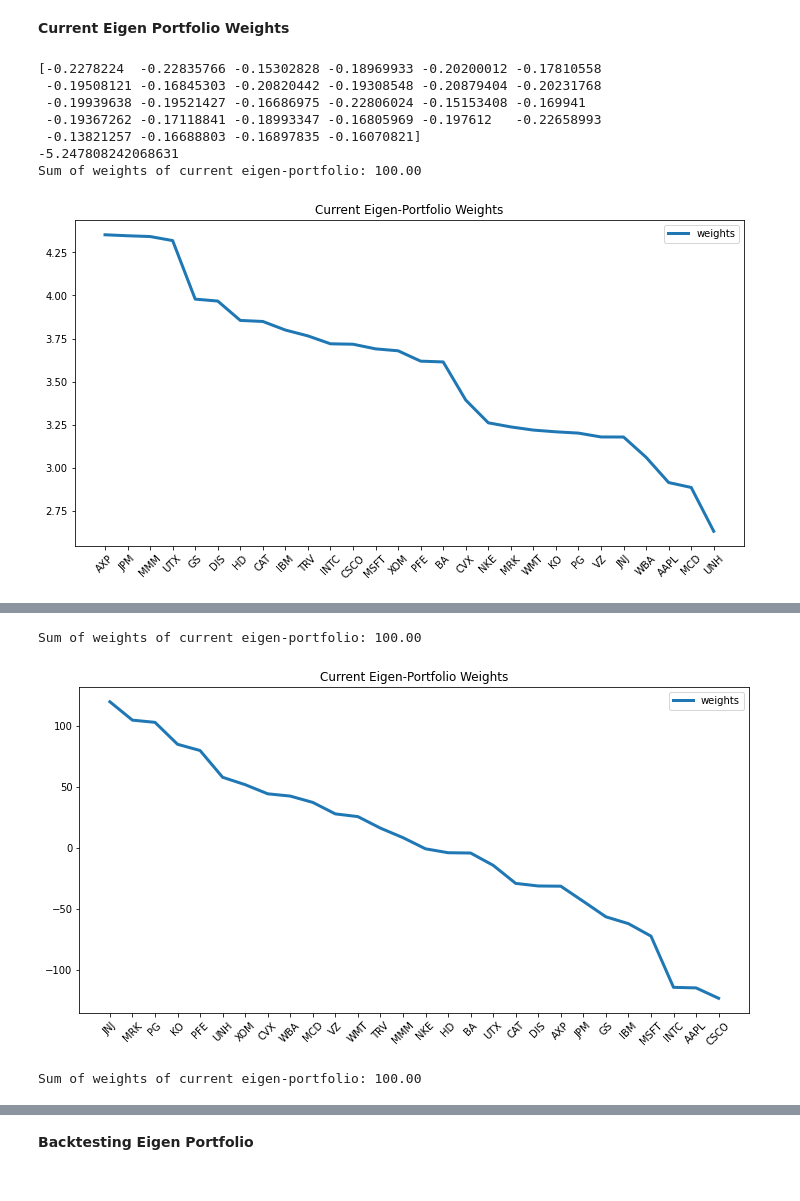
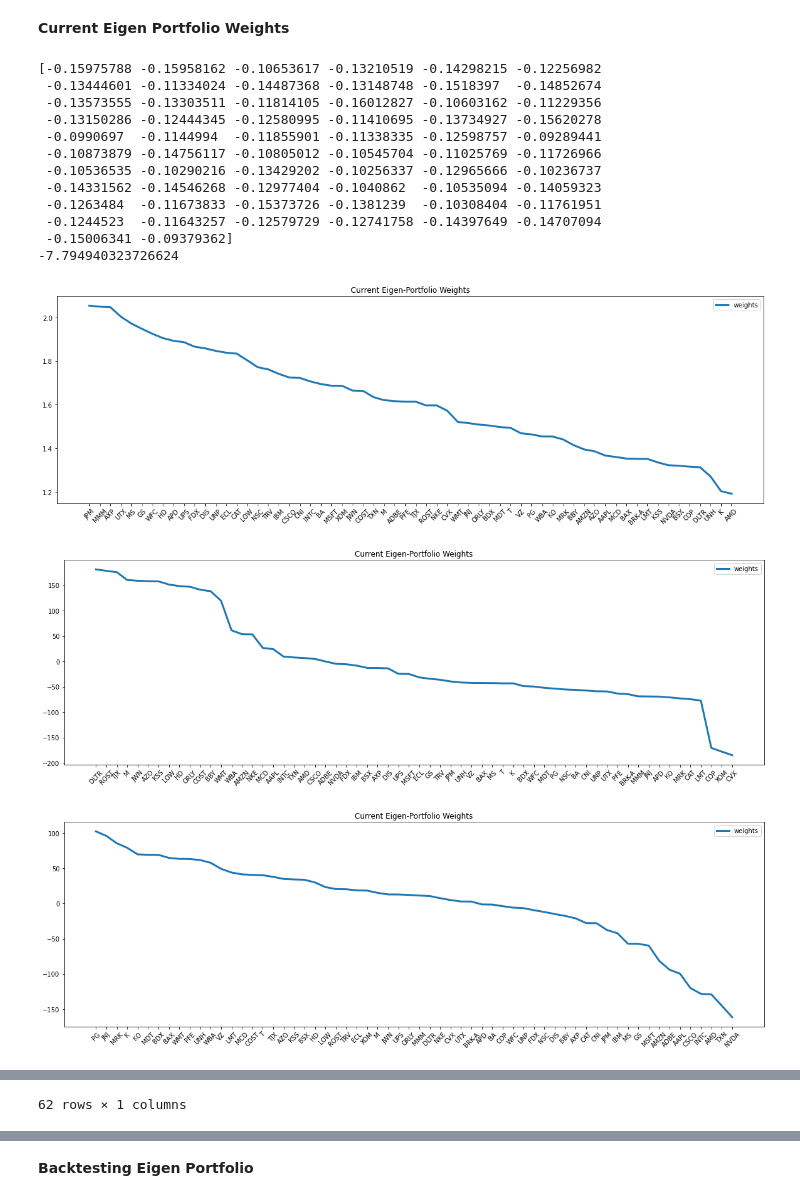
Before and after one commit to nixonwidjaja/ML-Finance, a Jupyter notebook: EigenPortfolio.ipynb, the cells around one changed output, grey strips where cells are left out. Drawn from its saved outputs; the diff is of its cells as text; code cells hidden in the pictures.

Commit message:
change dataset

```diff
--- a/EigenPortfolio.ipynb
+++ b/EigenPortfolio.ipynb
@@ -19,9 +19,8 @@ warnings.filterwarnings('ignore')
 # %% [markdown]
 **Load Data**
 # %%
-dataset = read_csv('dow.csv',index_col=0)
+dataset = read_csv('stock.csv',index_col=0)
 print(dataset.shape)
-#4804 dates, 30 stocks
 set_option('display.width', 100)
 dataset.head(5)
 # %% [output]
@@ -326,33 +331,40 @@ Eigen portfolio #0 with the highest Sharpe. Return 11.47%, vol = 13.31%, Sharpe
 # %%
 weights = PCWeights()
 portfolio = portfolio = pd.DataFrame()
 
 def plotEigen(weights, plot=False, portfolio=portfolio):
     portfolio = pd.DataFrame(data ={'weights': weights.squeeze()*100}, index = stock_tickers)
     portfolio.sort_values(by=['weights'], ascending=False, inplace=True)
     if plot:
-        print('Sum of weights of current eigen-portfolio: %.2f' % np.sum(portfolio))
         portfolio.plot(title='Current Eigen-Portfolio Weights',
-            figsize=(12,6),
+            figsize=(20,6),
             xticks=range(0, len(stock_tickers),1),
             rot=45,
             linewidth=3
             )
         plt.show()
 
 
     return portfolio
 
 # Weights are stored in arrays, where 0 is the first PC's weights.
 plotEigen(weights[0], plot=True)
 plotEigen(weights[1], plot=True)
+plotEigen(weights[2], plot=True)
 plotEigen(weights[3], plot=True)
 # %% [output]
-[-0.2278224  -0.22835766 -0.15302828 -0.18969933 -0.20200012 -0.17810558
- -0.19508121 -0.16845303 -0.20820442 -0.19308548 -0.20879404 -0.20231768
- -0.19939638 -0.19521427 -0.16686975 -0.22806024 -0.15153408 -0.169941
- -0.19367262 -0.17118841 -0.18993347 -0.16805969 -0.197612   -0.22658993
- -0.13821257 -0.16688803 -0.16897835 -0.16070821]
--5.247808242068631
-Sum of weights of current eigen-portfolio: 100.00
+[-0.15975788 -0.15958162 -0.10653617 -0.13210519 -0.14298215 -0.12256982
+ -0.13444601 -0.11334024 -0.14487368 -0.13148748 -0.1518397  -0.14852674
+ -0.13573555 -0.13303511 -0.11814105 -0.16012827 -0.10603162 -0.11229356
+ -0.13150286 -0.12444345 -0.12580995 -0.11410695 -0.13734927 -0.15620278
+ -0.0990697  -0.1144994  -0.11855901 -0.11338335 -0.12598757 -0.09289441
+ -0.10873879 -0.14756117 -0.10805012 -0.10545704 -0.11025769 -0.11726966
+ -0.10536535 -0.10290216 -0.13429202 -0.10256337 -0.12965666 -0.10236737
+ -0.14331562 -0.14546268 -0.12977404 -0.1040862  -0.10535094 -0.14059323
+ -0.1263484  -0.11673833 -0.15373726 -0.1381239  -0.10308404 -0.11761951
+ -0.1244523  -0.11643257 -0.12579729 -0.12741758 -0.14397649 -0.14707094
+ -0.15006341 -0.09379362]
+-7.794940323726624
-[figure, old version]
+[figure, new version]
+[figure, new version]
+[figure, new version]
@@ -359,3 +384 @@ Sum of weights of current eigen-portfolio: 100.00
-Sum of weights of current eigen-portfolio: 100.00
+62 rows × 1 columns
-[figure, old version]
-Sum of weights of current eigen-portfolio: 100.00
```
Also changed, not shown: parts of 14 cells of this notebook.
